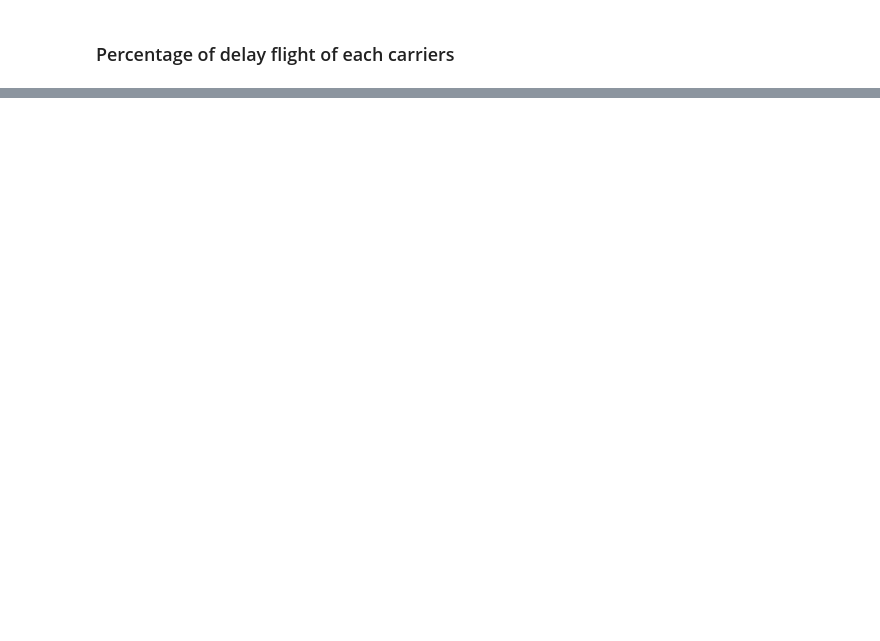
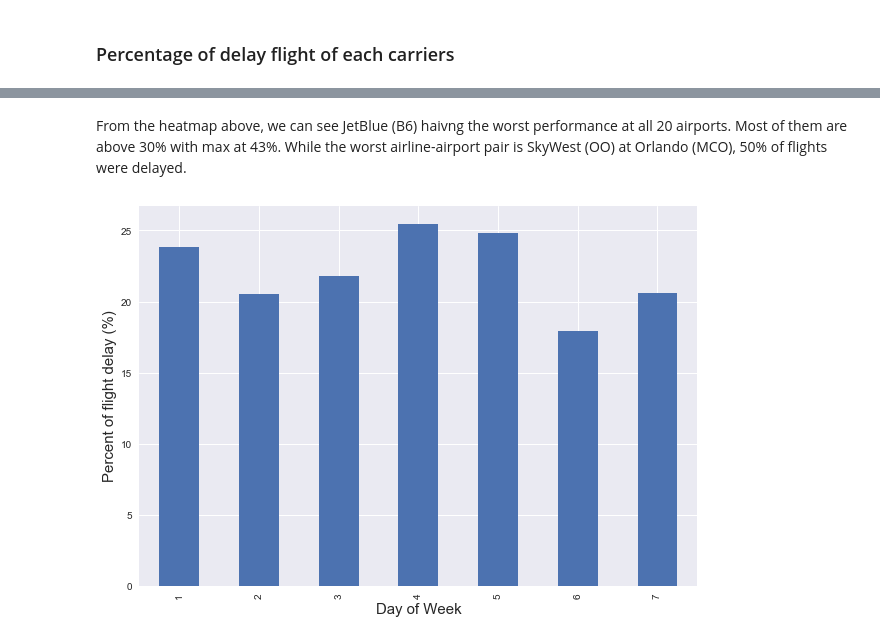
Before and after one commit to cuthlo/springboard, a Jupyter notebook: capstone_project1/EDA/Exploratory_Data_Analysis.ipynb, the cells around one changed output, grey strips where cells are left out. Saved outputs shown, nothing was run; the diff lists cells and outputs as text; code cells hidden in the pictures; blank space fills up the shorter version.

```diff
--- a/capstone_project1/EDA/Exploratory_Data_Analysis.ipynb
+++ b/capstone_project1/EDA/Exploratory_Data_Analysis.ipynb
@@ -113,0 +121,12 @@ plt.show()
+# %% [markdown]
+From the heatmap above, we can see JetBlue (B6) haivng the worst performance at all 20 airports. Most of them are above 30% with max at 43%. While the worst airline-airport pair is SkyWest (OO) at Orlando (MCO), 50% of flights were delayed.
+# %%
+fig, ax = plt.subplots(1, 1, figsize=(10, 7))
+
+df_dayofweeks_delay = 100*df.groupby(['DayOfWeek'])['IsDelay'].sum()/df.groupby(['DayOfWeek'])['IsDelay'].count()
+df_dayofweeks_delay.plot.bar()
+plt.xlabel('Day of Week', fontsize = 15)
+plt.ylabel('Percent of flight delay (%)', fontsize=15)
+plt.show()
+# %% [output]
+[figure, added]
```
Also changed, not shown: parts of 20 cells of this notebook.
